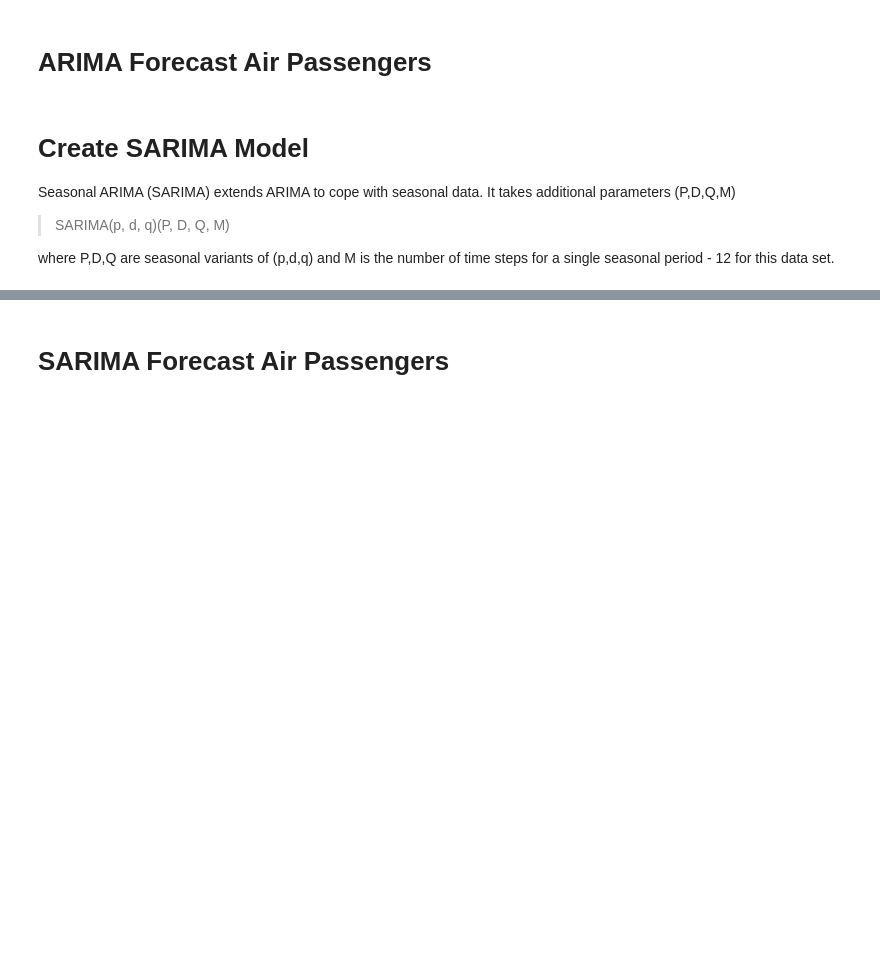
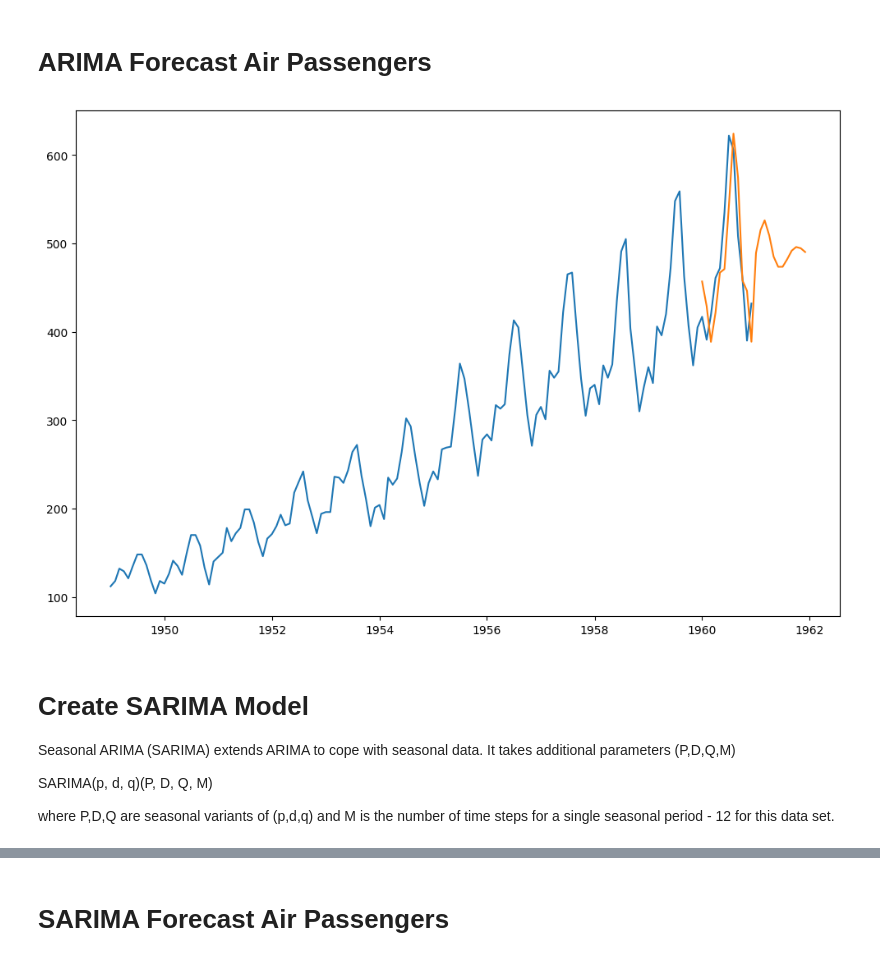
Before and after one commit to djdunc/casa0018, a Jupyter notebook: Week7/CASA0018_7_1_ARIMA.ipynb, the cells around one changed output, grey strips where cells are left out. Saved outputs shown, nothing was run; the diff lists cells and outputs as text; code cells hidden in the pictures; blank space fills up the shorter version.

```diff
--- a/Week7/CASA0018_7_1_ARIMA.ipynb
+++ b/Week7/CASA0018_7_1_ARIMA.ipynb
@@ -56,6 +95,6 @@ However, we know the data has a trend so use d = 1 here.
 The data is also seasonal so a p  term > 1 will help, but more on this later.
 We can leave q = 0.
 # %%
-arima_model = ARIMA(df, order=(1, 1, 0) )
+arima_model = ARIMA(df, order=(4, 1, 0))
 arima_model_fit = arima_model.fit()
 print(arima_model_fit.summary())
@@ -63,20 +120,22 @@ print(arima_model_fit.summary())
 # ARIMA Forecast Air Passengers
 # %%
 forecast_length=24
-forecast_rng = pd.date_range('1961-01-01', periods=forecast_length, freq='MS')
+forecast_rng = pd.date_range('1960-01-01', periods=forecast_length, freq='MS')
 
-forecast = arima_model_fit.forecast(steps=forecast_length)
+forecast = arima_model_fit.predict(start=forecast_rng[0], end = forecast_rng[-1])
 
 plt.figure(figsize=(12,8))
 plt.plot(df.index, df['Passengers'])
-plt.plot(forecast_rng, forecast[0])
+plt.plot(forecast_rng, forecast)
 plt.show()
+# %% [output]
+[figure, added]
 # %% [markdown]
 # Create SARIMA Model
 
 Seasonal ARIMA (SARIMA) extends ARIMA to cope with seasonal data. It takes additional parameters (P,D,Q,M)
 
-> SARIMA(p, d, q)(P, D, Q, M)
+  SARIMA(p, d, q)(P, D, Q, M)
 
 where P,D,Q are seasonal variants of (p,d,q) and M is the number of time steps for a single seasonal period - 12 for this data set.
 # %%
```
Also changed, not shown: parts of 12 cells of this notebook.
